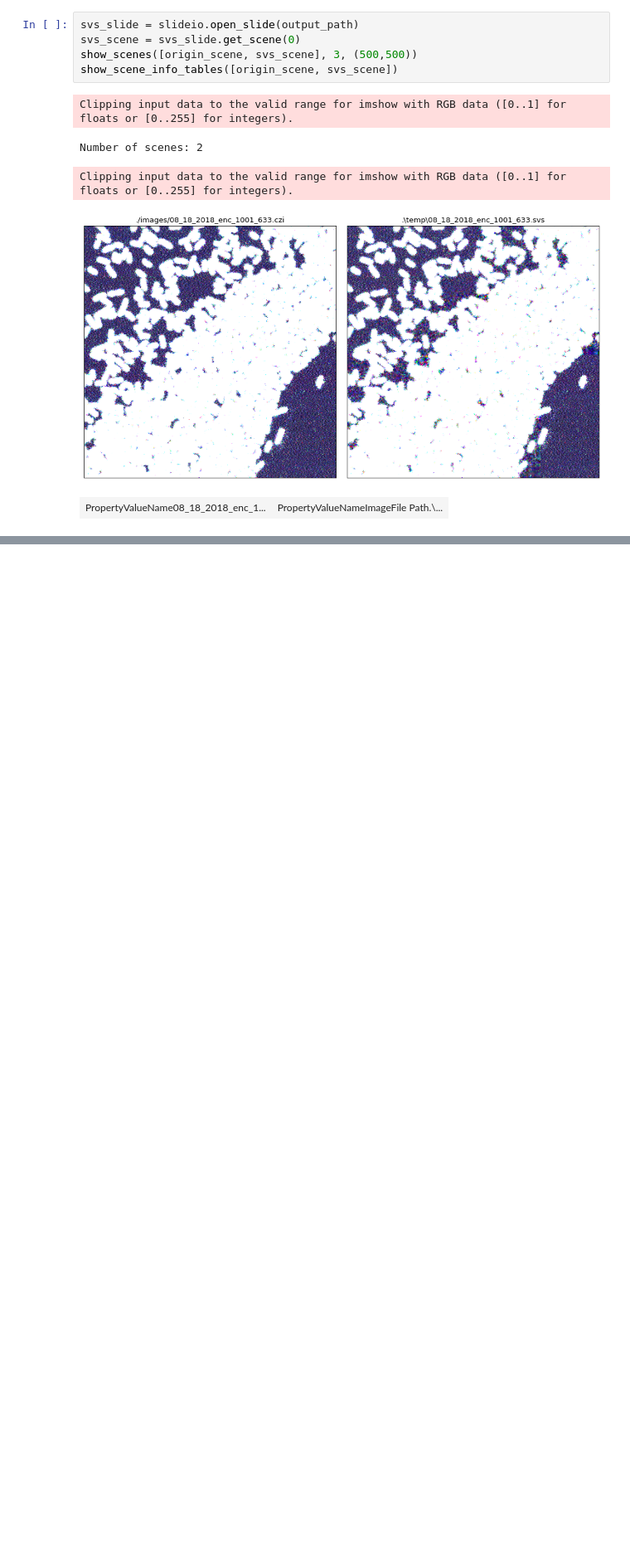
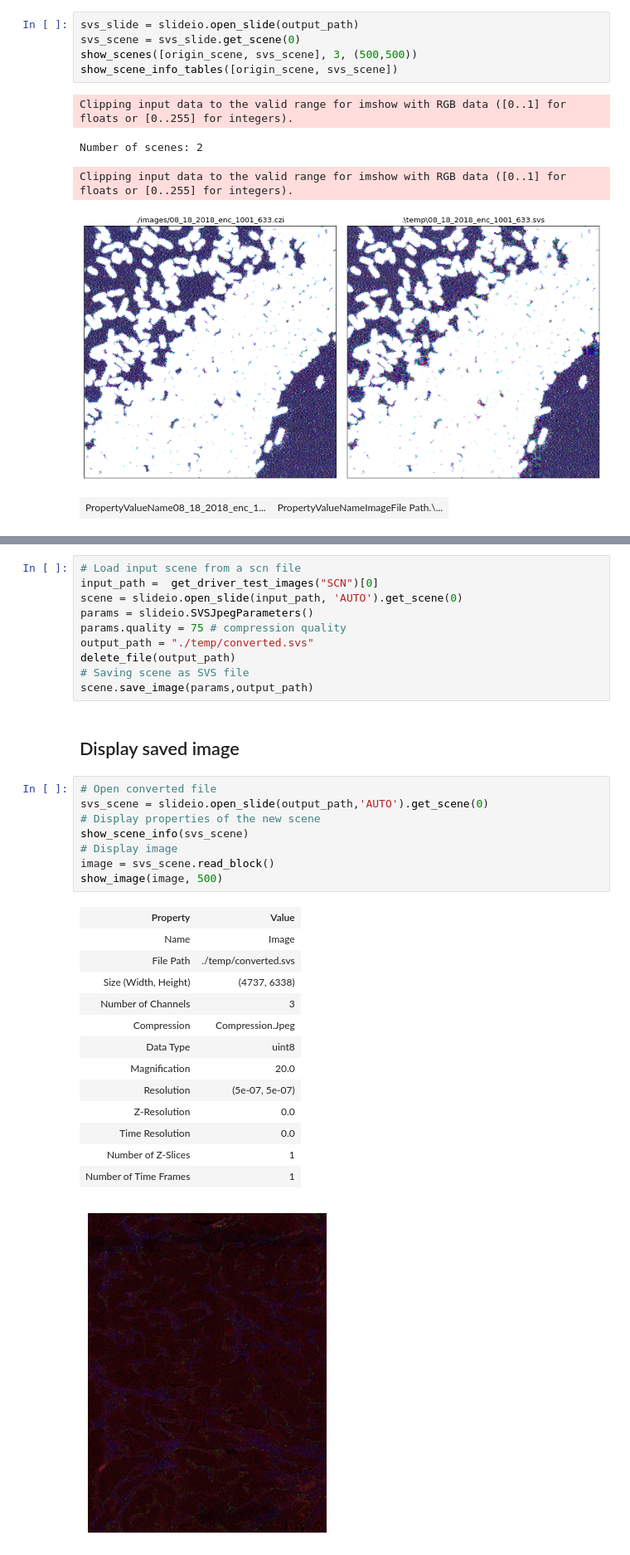
Before and after one commit to Booritas/slideio-tutorial, a Jupyter notebook: converter.ipynb, the cells around one changed output, grey strips where cells are left out. Shown at 83% size. Saved outputs shown, nothing was run; the diff lists cells and outputs as text; blank space fills up the shorter version.

```diff
--- a/converter.ipynb
+++ b/converter.ipynb
@@ -329,0 +333,35 @@ Clipping input data to the valid range for imshow with RGB data ([0..1] for floa
+# %%
+# Load input scene from a scn file
+input_path =  get_driver_test_images("SCN")[0]
+scene = slideio.open_slide(input_path, 'AUTO').get_scene(0)
+params = slideio.SVSJpegParameters()
+params.quality = 75 # compression quality
+output_path = "./temp/converted.svs"
+delete_file(output_path)
+# Saving scene as SVS file
+scene.save_image(params,output_path)
+# %% [markdown]
+## Display saved image
+# %%
+# Open converted file
+svs_scene = slideio.open_slide(output_path,'AUTO').get_scene(0)
+# Display properties of the new scene
+show_scene_info(svs_scene)
+# Display image
+image = svs_scene.read_block()
+show_image(image, 500)
+# %% [output]
+| Property | Value |
+| Name | Image |
+| File Path | ./temp/converted.svs |
+| Size (Width, Height) | (4737, 6338) |
+| Number of Channels | 3 |
+| Compression | Compression.Jpeg |
+| Data Type | uint8 |
+| Magnification | 20.0 |
+| Resolution | (5e-07, 5e-07) |
+| Z-Resolution | 0.0 |
+| Time Resolution | 0.0 |
+| Number of Z-Slices | 1 |
+| Number of Time Frames | 1 |
+[figure, added]
```
Also changed, not shown: parts of 1 cell of this notebook, 2 other files.
